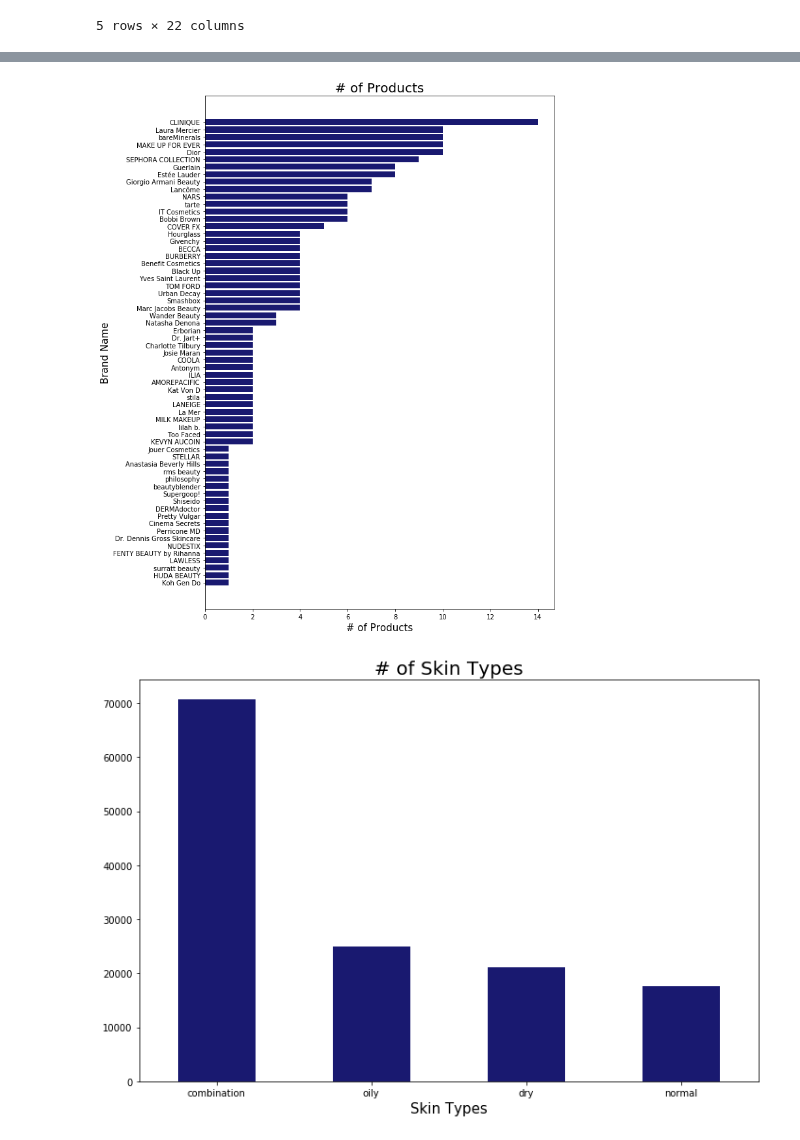
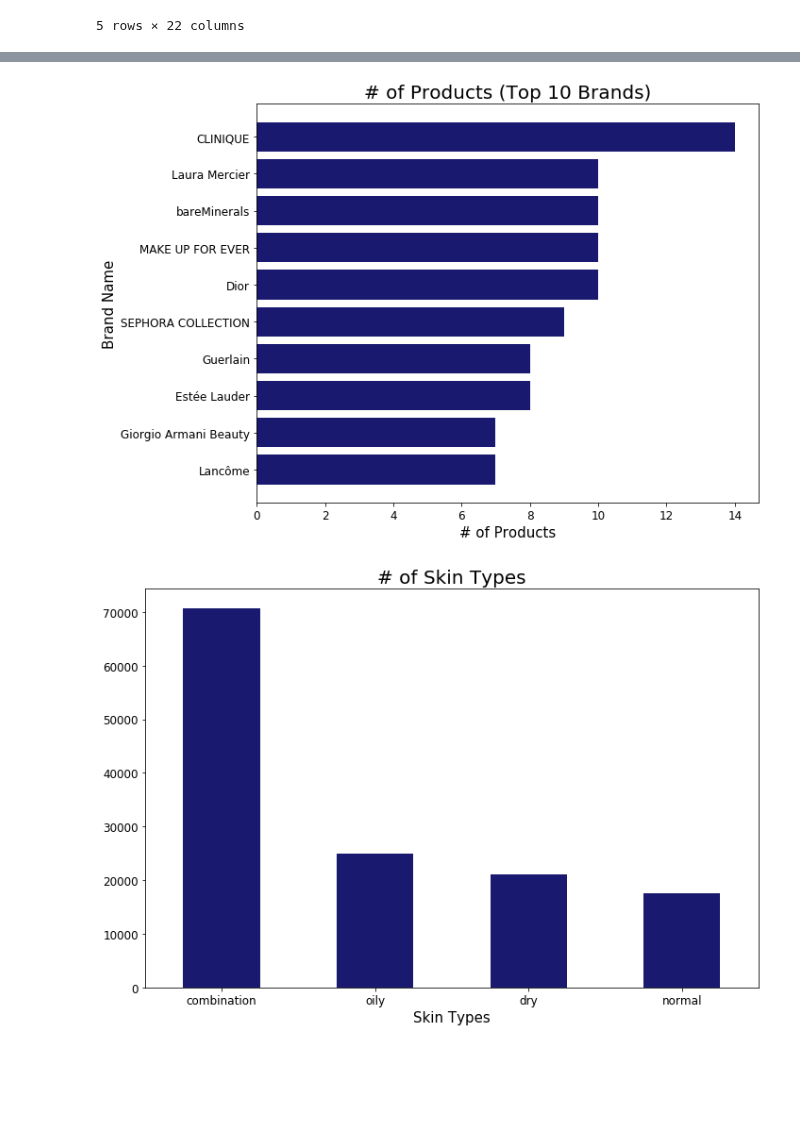
Before and after one commit to nicleong27/Beauty_Reviews, a Jupyter notebook: Sephora-EDA.ipynb, the cells around one changed output, grey strips where cells are left out. Cells and saved outputs as stored; diff of their text form; code cells hidden in the pictures; blank space fills up the shorter version.

```diff
--- a/Sephora-EDA.ipynb
+++ b/Sephora-EDA.ipynb
@@ -179,5 +114,0 @@ plt.tight_layout();
-# %%
-# count number of products per brand
-num_prod = df.groupby('brand').nunique()['product_id'].reset_index()
-num_prod.sort_values('product_id', inplace=True)
-num_prod.head()
@@ -246,4 +119,4 @@ df.head()
 # %%
-df_no_na = df.dropna(subset=['skin_concerns', 'skin_tone', 'skin_type'])
+df_no_na = df.dropna(subset=['skin_type', 'skin_concerns', 'skin_tone', 'eye_color'])
 df_no_na.shape
 # %% [output]
@@ -298,24 +152,0 @@ array(['$34.00', '$19.00 - $43.00', '$42.00 - $64.00', '$42.00',
-# %%
-# convert price column from string to float, replace any range prices with mean price
-df_no_na['price'] = df_no_na['price'].replace({'$19.00 - $43.00': '31.0'})
-df_no_na['price'] = df_no_na['price'].replace({'$42.00 - $64.00': '53.0'})
-df_no_na['price'] = df_no_na['price'].replace({'$15.00 - $38.00': '26.5'})
-df_no_na['price'] = df_no_na['price'].replace({'$24.00 - $45.00': '34.5'})
-df_no_na['price'] = df_no_na['price'].replace({'$14.00 - $37.00': '25.5'})
-df_no_na['price'] = df_no_na['price'].replace({'$15.00 - $60.00': '37.5'})
-df_no_na['price'] = df_no_na['price'].replace({'$15.00 - $28.00': '21.5'})
-df_no_na['price'] = df_no_na['price'].replace({'$50.00 - $52.00': '51.0'})
-df_no_na['price'] = df_no_na['price'].replace({'$10.00 - $29.00': '19.5'})
-df_no_na['price'] = df_no_na['price'].replace({'$20.00 - $36.00': '28.0'})
-df_no_na['price'] = df_no_na['price'].replace({'$22.00 - $60.00': '28.0'})
-df_no_na['price'] = df_no_na['price'].replace({'$20.00 - $36.00': '41.0'})
-df_no_na['price'] = df_no_na['price'].replace({'$47.00 - $49.00': '48.0'})
-df_no_na['price'] = df_no_na['price'].replace({'$45.00 - $50.00': '47.5'})
-df_no_na['price'] = df_no_na['price'].replace({'$42.00 - $43.00': '42.5'})
-df_no_na['price'] = df_no_na['price'].replace({'$18.00 - $35.00': '26.5'})
-
-
-df_no_na['price'] = df_no_na['price'].apply(lambda x: x.replace('$',''))
-df_no_na['price'] = df_no_na['price'].astype(float)
-
-type(df_no_na['price'].iloc[0])
@@ -364,16 +182,18 @@ plt.tight_layout();
 # %%
 # number of reviews by brand
-num_of_reviews_brand = df.groupby('brand').nunique()['review_text'].reset_index()
+num_of_reviews_brand = df_no_na.groupby('brand').nunique()['review_text'].reset_index()
 num_of_reviews_brand.sort_values('review_text', inplace=True)
 # num_of_reviews_brand.head()
 
 # plot brand and # of products per brand
-fig, ax = plt.subplots(figsize=(10,12))
+fig, ax = plt.subplots(figsize=(10,7))
 
-ax.barh(num_prod['brand'], num_prod['product_id'], color='midnightblue')
-plt.title('# of Products', fontsize=20)
+ax.barh(num_prod['brand'][-10:], num_prod['product_id'][-10:], color='midnightblue')
+plt.title('# of Products (Top 10 Brands)', fontsize=20)
 ax.set_xlabel('# of Products', fontsize=15)
 ax.set_ylabel('Brand Name', fontsize=15)
+plt.xticks(fontsize=12)
+plt.yticks(fontsize=12)
 plt.tight_layout();
 # %% [output]
-[figure, old version]
+[figure, new version]
@@ -388,11 +200,11 @@ def plot_skin(df, group, count_by):
 # %%
-# Number of people with certain skin type
-plot_skin(df, 'skin_type', 'review_text')
+# number of people with certain skin type
+sephora_EDA.plot_skin(df, 'skin_type', 'review_text')
 plt.xlabel('Skin Types', fontsize=15)
 plt.title('# of Skin Types', fontsize=20)
 plt.tight_layout()
 plt.savefig('imgs/skin_types.png');
 # %% [output]
-[figure, old version]
+[figure, new version]
 # %%
 # number of people with different types of skin tones
```
Also changed, not shown: parts of 46 cells of this notebook.
